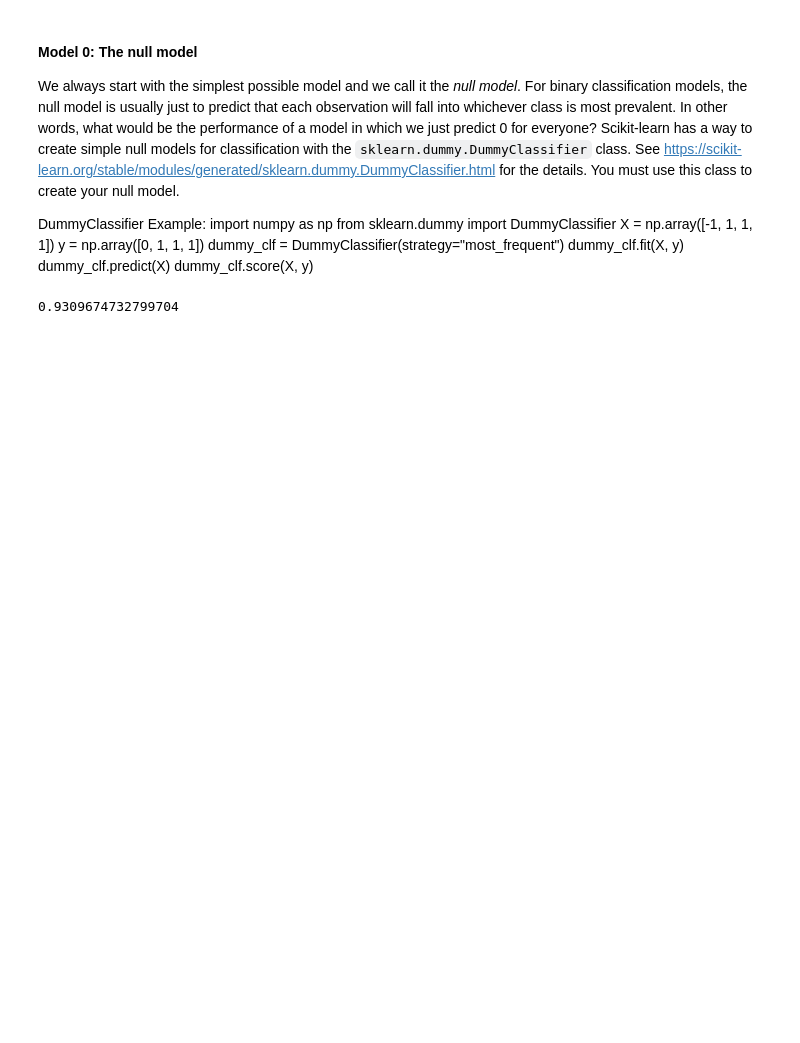
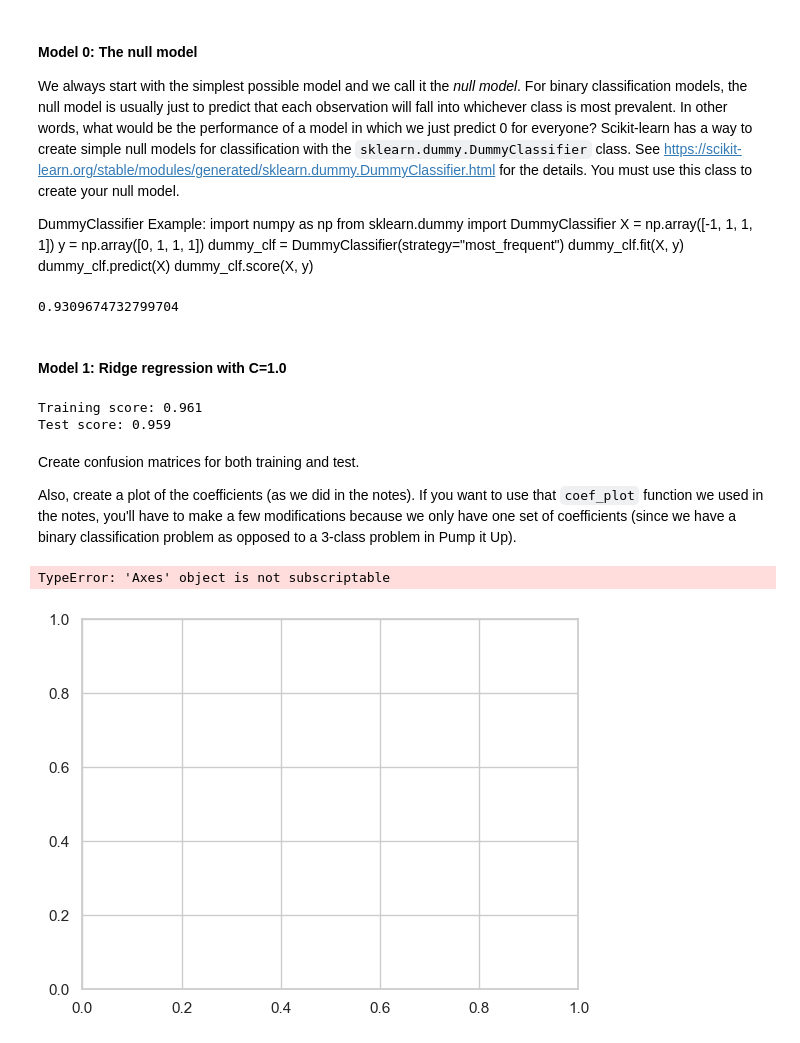
Before and after one commit to Rhedhead0621/hw1_hojdila, a Jupyter notebook: hw1_hojdila.ipynb, the cells around one changed output. Drawn from its saved outputs; the diff is of its cells as text; code cells hidden in the pictures; blank space fills up the shorter version.

```diff
--- a/hw1_hojdila.ipynb
+++ b/hw1_hojdila.ipynb
@@ -397,0 +389,30 @@ dummy_clf.score(X, y)
+# %% [markdown]
+#### Model 1: Ridge regression with C=1.0
+# %%
+# Fit model on new training data - notice that clf is actually the Pipeline - l2 - C=1
+clf.fit(X_train, y_train)
+
+print(f"Training score: {clf.score(X_train, y_train):.3f}")
+print(f"Test score: {clf.score(X_test, y_test):.3f}")
+# %% [output]
+Training score: 0.961
+Test score: 0.959
+# %% [markdown]
+Create confusion matrices for both training and test.
+
+Also, create a plot of the coefficients (as we did in the notes). If you want to use that `coef_plot` function we used in the notes, you'll have
+to make a few modifications because we only have one set of coefficients (since we have a binary classification problem as opposed to a 3-class problem in Pump it Up).
+# %%
+def coef_plot(model, title=None):
+    fig, ax = plt.subplots(1, sharex=True)
+
+    if title:
+        ax[0].set_title(title)
+
+    for i in range(1):
+        ax[i].plot(model.steps[1][1].coef_[i])
+# %%
+coef_plot(clf, 'L2, C=1.0')
+# %% [output]
+TypeError: 'Axes' object is not subscriptable
+[figure, added]
```
Also changed, not shown: parts of 3 cells of this notebook.
